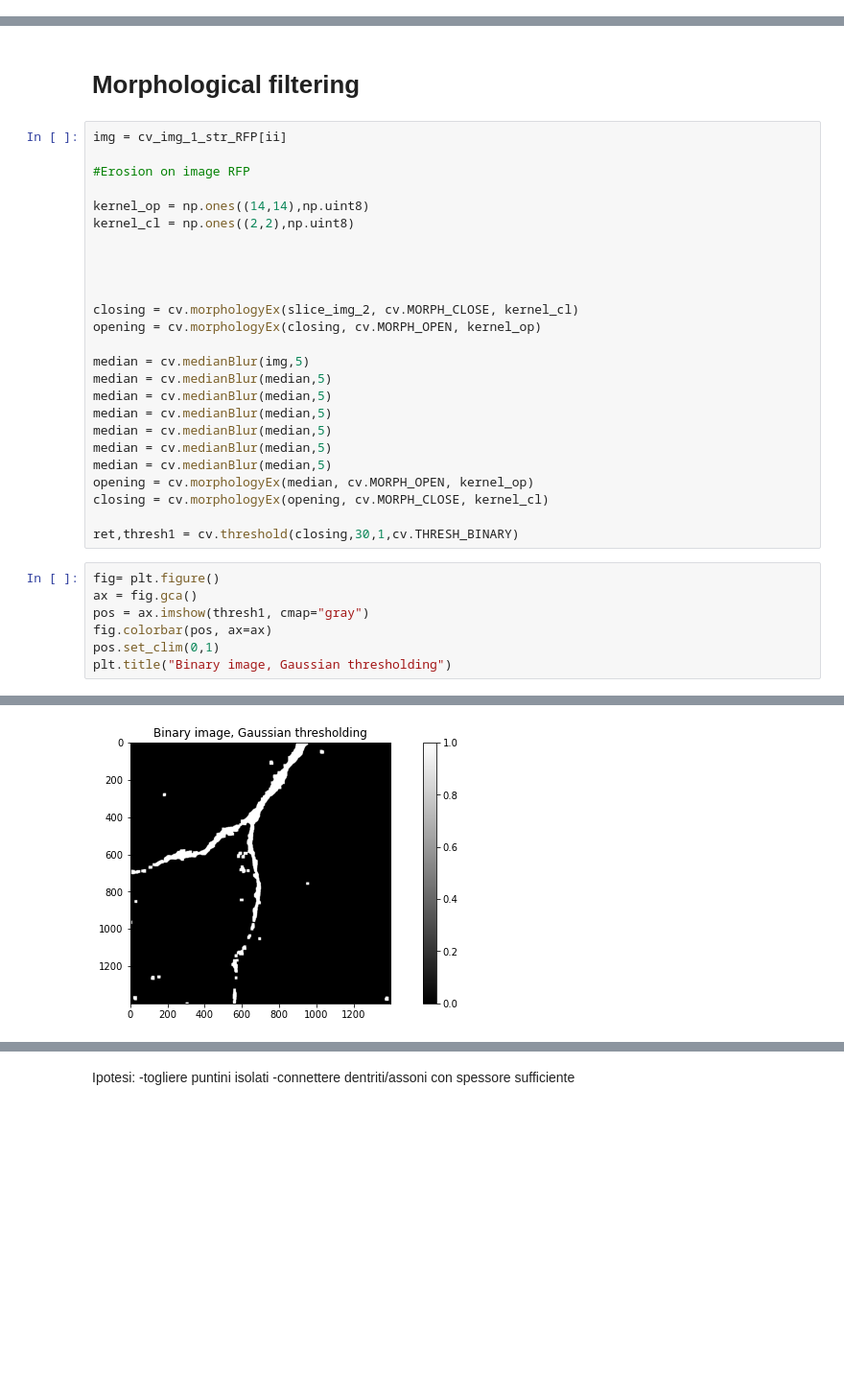
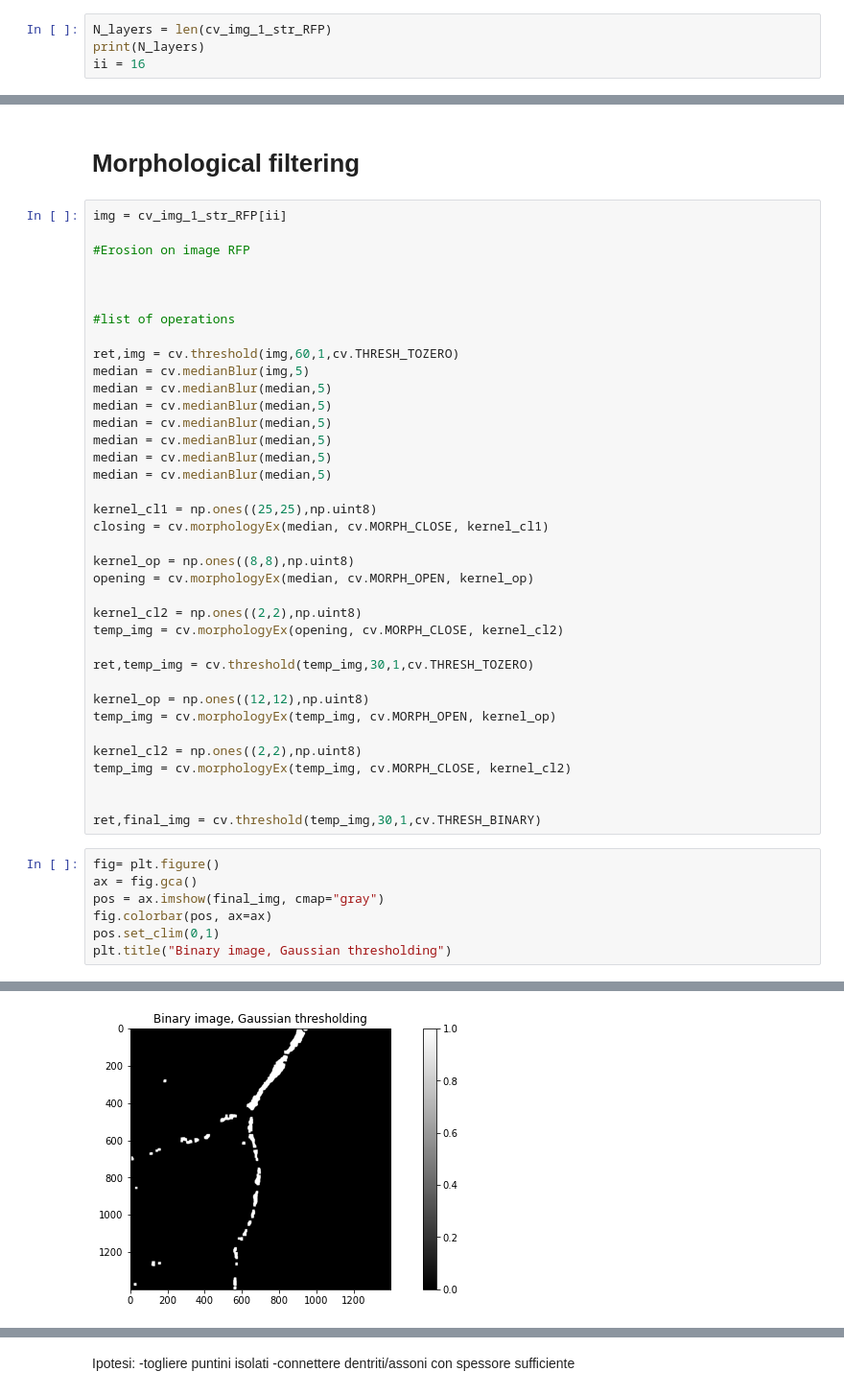
Before and after one commit to leonardocattarin/NeuronConnectivity, a Jupyter notebook: Microscopy_analysis.ipynb, the cells around one changed output, grey strips where cells are left out. Shown at 96% size. Saved outputs shown, nothing was run; the diff lists cells and outputs as text; blank space fills up the shorter version.

```diff
--- a/Microscopy_analysis.ipynb
+++ b/Microscopy_analysis.ipynb
@@ -73,0 +47,4 @@ CY5 max camera value, layer  15 : 23
+# %%
+N_layers = len(cv_img_1_str_RFP)
+print(N_layers)
+ii = 16
@@ -188,15 +167,11 @@ img = cv_img_1_str_RFP[ii]
 
 #Erosion on image RFP
 
-kernel_op = np.ones((14,14),np.uint8)
-kernel_cl = np.ones((2,2),np.uint8)
 
 
+#list of operations
 
-
-closing = cv.morphologyEx(slice_img_2, cv.MORPH_CLOSE, kernel_cl)
-opening = cv.morphologyEx(closing, cv.MORPH_OPEN, kernel_op)
-
+ret,img = cv.threshold(img,60,1,cv.THRESH_TOZERO)
 median = cv.medianBlur(img,5)
 median = cv.medianBlur(median,5)
 median = cv.medianBlur(median,5)
@@ -204,18 +179,34 @@ median = cv.medianBlur(median,5)
 median = cv.medianBlur(median,5)
 median = cv.medianBlur(median,5)
 median = cv.medianBlur(median,5)
+
+kernel_cl1 = np.ones((25,25),np.uint8)
+closing = cv.morphologyEx(median, cv.MORPH_CLOSE, kernel_cl1)
+
+kernel_op = np.ones((8,8),np.uint8)
 opening = cv.morphologyEx(median, cv.MORPH_OPEN, kernel_op)
-closing = cv.morphologyEx(opening, cv.MORPH_CLOSE, kernel_cl)
 
-ret,thresh1 = cv.threshold(closing,30,1,cv.THRESH_BINARY)
+kernel_cl2 = np.ones((2,2),np.uint8)
+temp_img = cv.morphologyEx(opening, cv.MORPH_CLOSE, kernel_cl2)
+
+ret,temp_img = cv.threshold(temp_img,30,1,cv.THRESH_TOZERO)
+
+kernel_op = np.ones((12,12),np.uint8)
+temp_img = cv.morphologyEx(temp_img, cv.MORPH_OPEN, kernel_op)
+
+kernel_cl2 = np.ones((2,2),np.uint8)
+temp_img = cv.morphologyEx(temp_img, cv.MORPH_CLOSE, kernel_cl2)
+
+
+ret,final_img = cv.threshold(temp_img,30,1,cv.THRESH_BINARY)
 # %%
 fig= plt.figure()
 ax = fig.gca()
-pos = ax.imshow(thresh1, cmap="gray")
+pos = ax.imshow(final_img, cmap="gray")
 fig.colorbar(pos, ax=ax)
 pos.set_clim(0,1)
 plt.title("Binary image, Gaussian thresholding")
 # %% [output]
 Text(0.5, 1.0, 'Binary image, Gaussian thresholding')
-[figure, old version]
+[figure, new version]
 # %%
```
Also changed, not shown: parts of 25 cells of this notebook.
